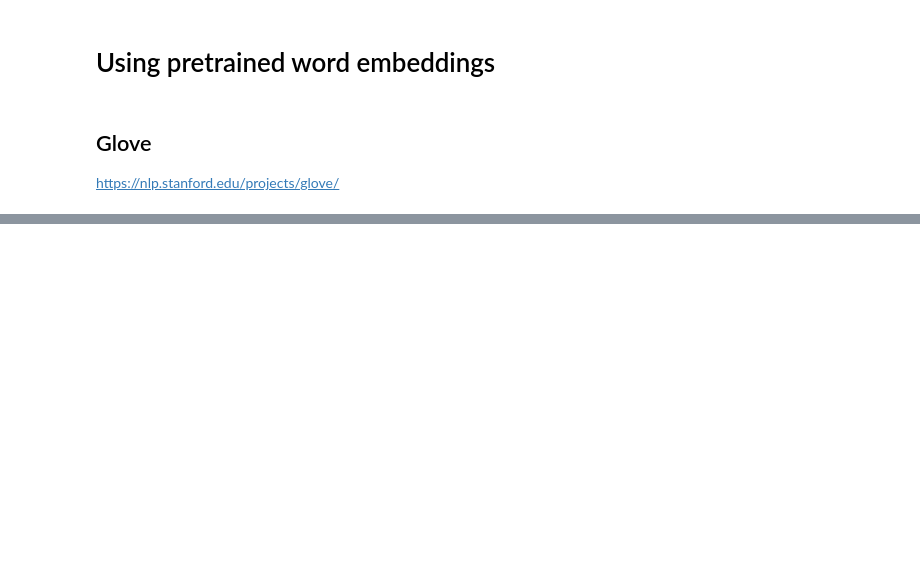
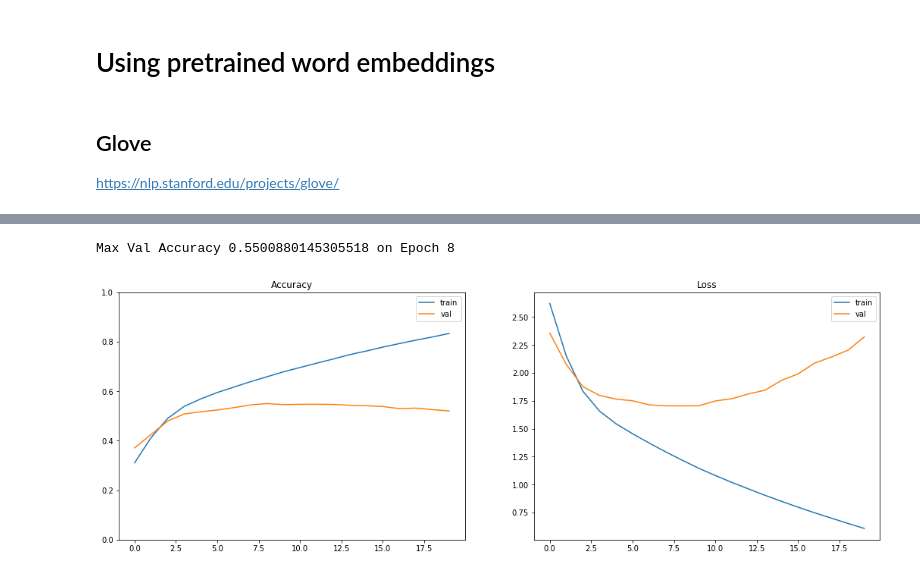
Before and after one commit to lopez-/kaggle_projects, a Jupyter notebook: huffington_news_category/embedding.ipynb, the cells around one changed output, grey strips where cells are left out. Cells and saved outputs as stored; diff of their text form; code cells hidden in the pictures; blank space fills up the shorter version.

```diff
--- a/huffington_news_category/embedding.ipynb
+++ b/huffington_news_category/embedding.ipynb
@@ -219,0 +218,16 @@ model.evaluate(X_test, y_test)
+# %%
+model = Sequential()
+model.add(Embedding(max_dict_words, embedding_dim, input_length=max_seq_words))
+model.add(layers.LSTM(20))
+model.add(Dense(128, activation='relu'))
+model.add(Dense(num_labels, activation='softmax'))
+model.summary()
+
+model.compile(optimizer='rmsprop', loss='categorical_crossentropy', metrics=['acc'])
+
+history = model.fit(X_train,
+                    y_train,
+                    epochs=20,
+                    batch_size=256,
+                    validation_data=(X_val, y_val),
+                    callbacks = [EarlyStopping(monitor='acc', patience=1)])
@@ -219,0 +252,5 @@ model.evaluate(X_test, y_test)
+# %%
+evaluate_nn(history)
+# %% [output]
+Max Val Accuracy 0.5500880145305518 on Epoch 8
+[figure, added]
```
Also changed, not shown: parts of 13 cells of this notebook.
